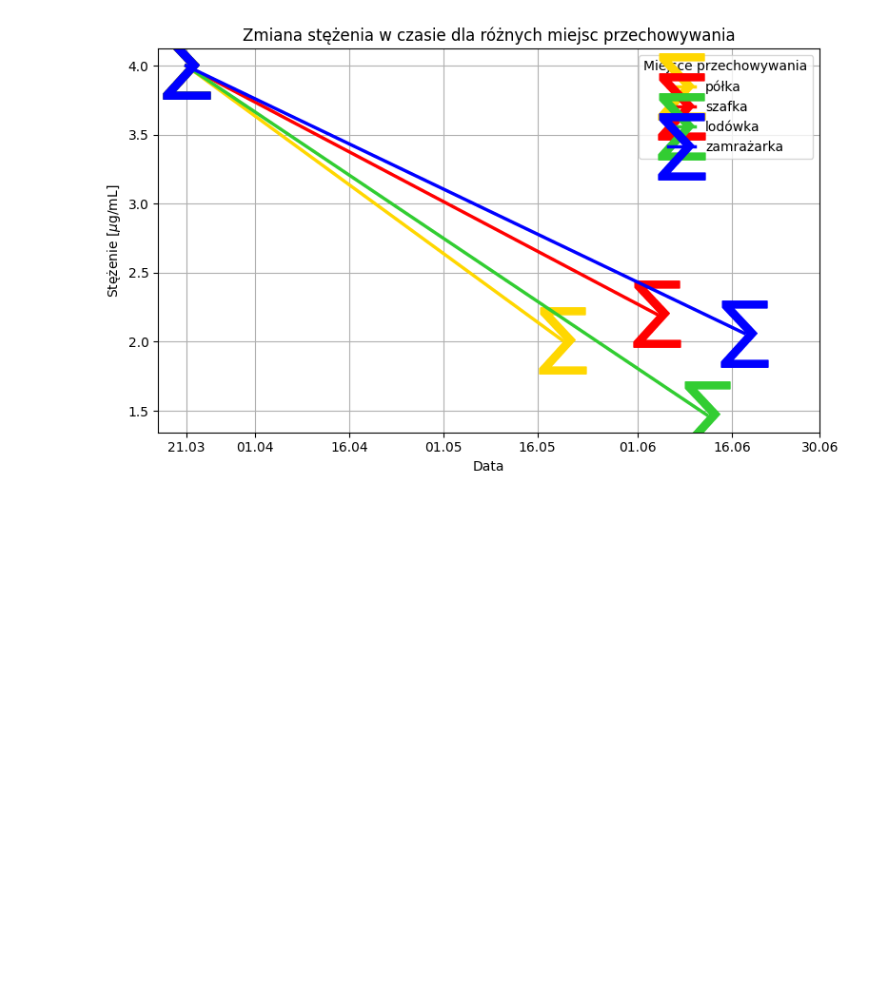
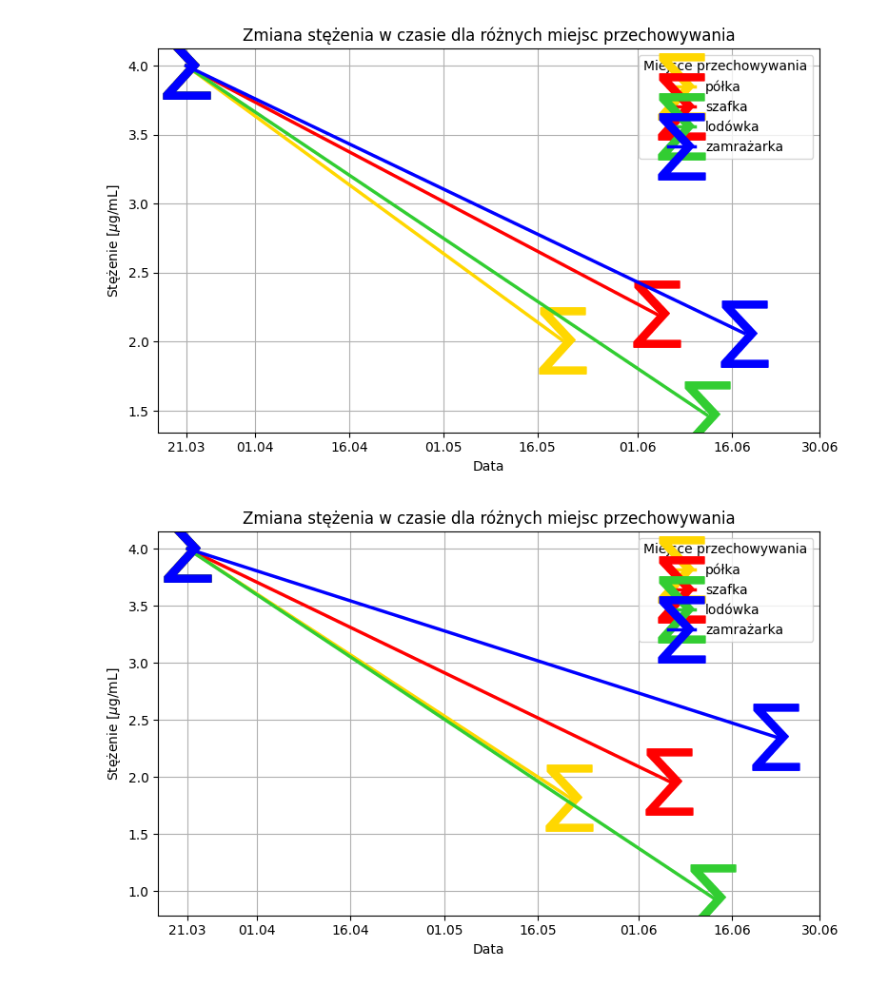
Before and after one commit to Teczka-user/ShareSpace, a Jupyter notebook: plot.ipynb, the cells around one changed output. Saved outputs shown, nothing was run; the diff lists cells and outputs as text; code cells hidden in the pictures; blank space fills up the shorter version.

```diff
--- a/plot.ipynb
+++ b/plot.ipynb
@@ -259,3 +259,48 @@ plt.savefig("images/Stezenie-2-4ug.png")
 plt.show()
 # %% [output]
 [figure]
+# %%
+records = [
+    ("półka",      "21.03.2025", 4),
+    ("półka",      "21.05.2025", 1.82),
+    ("szafka",     "21.03.2025", 4),
+    ("szafka",     "06.06.2025", 1.96),
+    ("lodówka",    "21.03.2025", 4),
+    ("lodówka",    "13.06.2025", 0.94),
+    ("zamrażarka", "21.03.2025", 4),
+    ("zamrażarka", "23.06.2025", 2.35),
+]
+
+data_by_place = {}
+for place, date_str, value in records:
+    dt = datetime.strptime(date_str, "%d.%m.%Y")
+    data_by_place.setdefault(place, []).append((dt, value))
+
+plt.figure(figsize=(8, 5))
+for place, pairs in data_by_place.items():
+    pairs.sort(key=lambda x: x[0])
+    dates, values = zip(*pairs)
+    plt.plot(
+        dates, values,
+        marker=marker,
+        linewidth=linewidth,
+        label=place,
+        markersize=markersize,
+        color=colors.get(place)
+    )
+
+plt.xlabel("Data")
+plt.ylabel(r"Stężenie [$\mu$g/mL]")
+plt.title("Zmiana stężenia w czasie dla różnych miejsc przechowywania")
+plt.legend(title="Miejsce przechowywania")
+plt.grid(True)
+
+ax = plt.gca()
+ax.set_xticks(ticks) # type: ignore
+ax.xaxis.set_major_formatter(mdates.DateFormatter("%d.%m"))
+
+plt.tight_layout()
+plt.savefig("images/Stezenie-3-4ug.png")
+plt.show()
+# %% [output]
+[figure, added]
```
Also changed, not shown: 1 other file.
